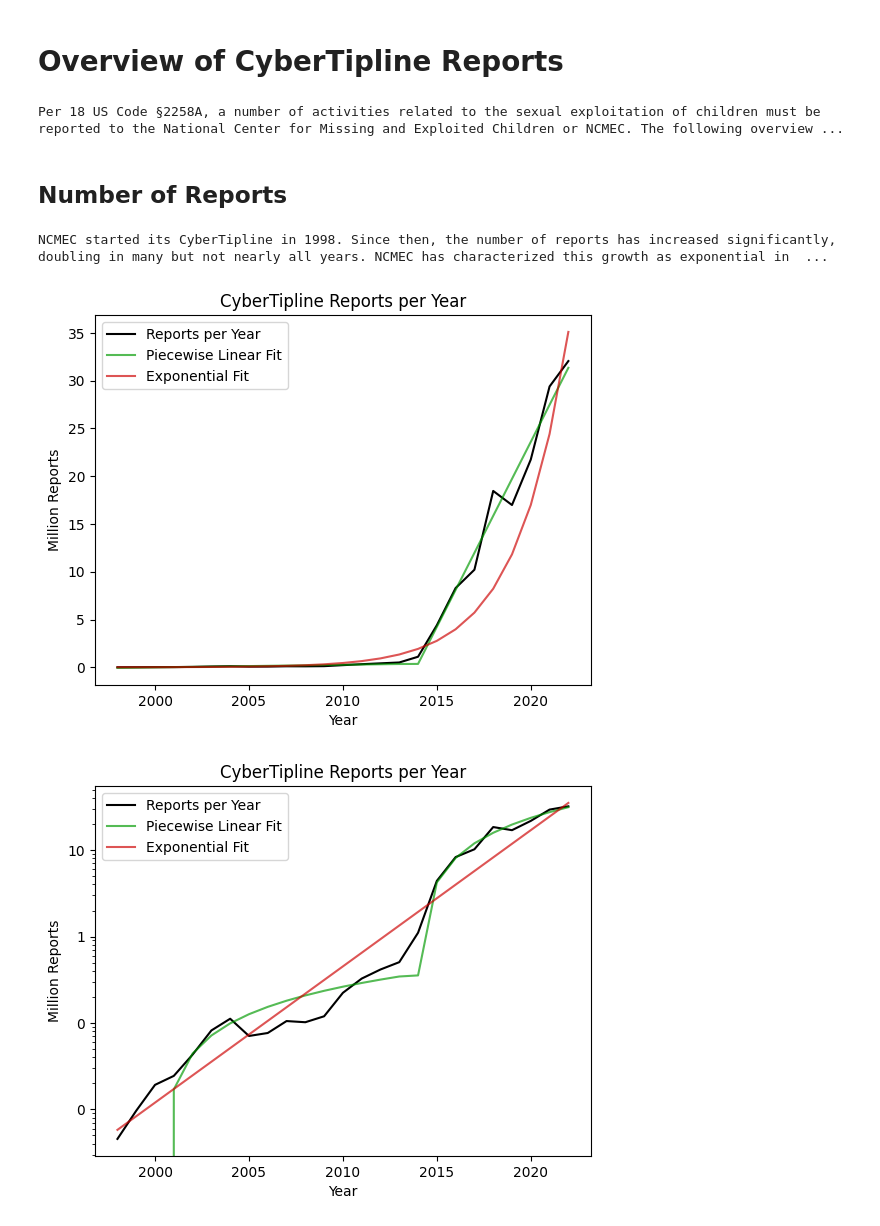
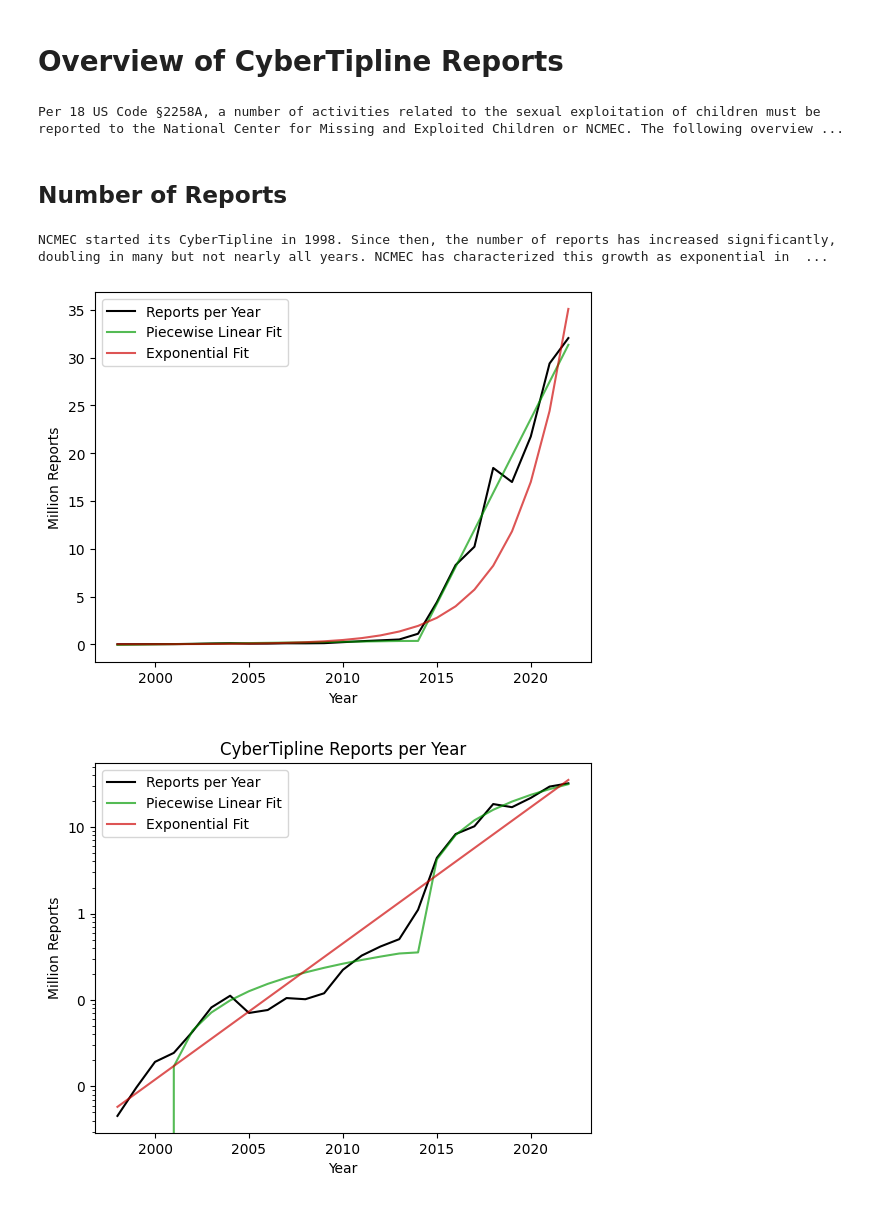
Before and after one commit to apparebit/diaphanous, a Jupyter notebook: analysis/reports.ipynb, the cells around one changed output. Cells and saved outputs as stored; diff of their text form; code cells hidden in the pictures.

```diff
--- a/analysis/reports.ipynb
+++ b/analysis/reports.ipynb
@@ -6,7 +6,7 @@ import math
 import matplotlib
 import numpy as np
 import pandas as pd
-from intransparent import show
+from intransparent import delete_latex_tables, show
 
 show('<h1>Overview of CyberTipline Reports</h1>')
 show(
@@ -41,35 +41,34 @@ reports_per_year = pd.read_csv(
 part = reports_per_year.loc[reports_per_year.index < 2014]['reports']
 fit = np.polyfit(part.index, part, 1)
 reports_per_year.loc[reports_per_year.index < 2014, 'fit'] = np.poly1d(fit)(part.index)
 
 part = reports_per_year.loc[reports_per_year.index >= 2014]['reports']
 fit = np.polyfit(part.index, part, 1)
 reports_per_year.loc[reports_per_year.index >= 2014, 'fit'] = np.poly1d(fit)(part.index)
 
 log_reports = np.log(reports_per_year['reports'])
 fit = np.polyfit(log_reports.index, log_reports, 1)
 reports_per_year['exp_fit'] = [math.exp(fit[1] + fit[0] * x) for x in log_reports.index]
 
 reports_per_year = reports_per_year.rename(columns={
     'reports': 'Reports per Year',
     'fit': 'Piecewise Linear Fit',
     'exp_fit': 'Exponential Fit',
 })
 
 ax = reports_per_year.plot.line(color=['#000000', '#009900aa', '#cc0000aa'])
-ax.set_title('CyberTipline Reports per Year')
 ax.set_xlabel('Year')
 ax.set_ylabel('Million Reports')
 ax.get_yaxis().set_major_formatter(
     matplotlib.ticker.FuncFormatter(lambda x, p: format(int(x/1_000_000), ',')))
 
 ax.get_figure().savefig('../figure/reports-per-year.svg', format='svg')
 # %% [output]
 Overview of CyberTipline Reports
 Per 18 US Code §2258A, a number of activities related to the sexual exploitation of children must be reported to the National Center for Missing and Exploited Children or NCMEC. The following overview ...
 Number of Reports
 NCMEC started its CyberTipline in 1998. Since then, the number of reports has increased significantly, doubling in many but not nearly all years. NCMEC has characterized this growth as exponential in  ...
-[figure, old version]
+[figure, new version]
 # %%
 ax = reports_per_year.plot.line(color=['#000000', '#009900aa', '#cc0000aa'])
 
```
Also changed, not shown: parts of 4 cells of this notebook, 3 other files.
